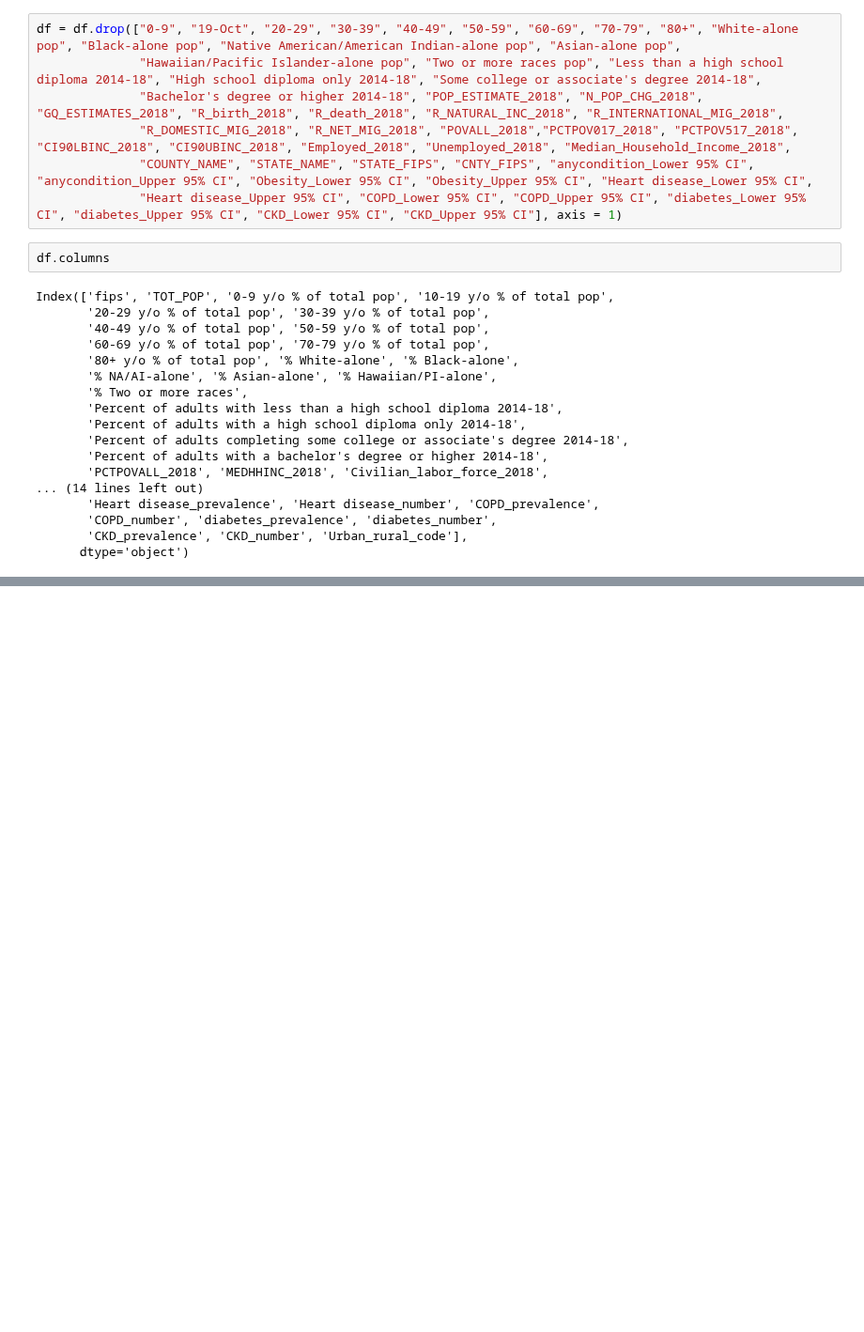
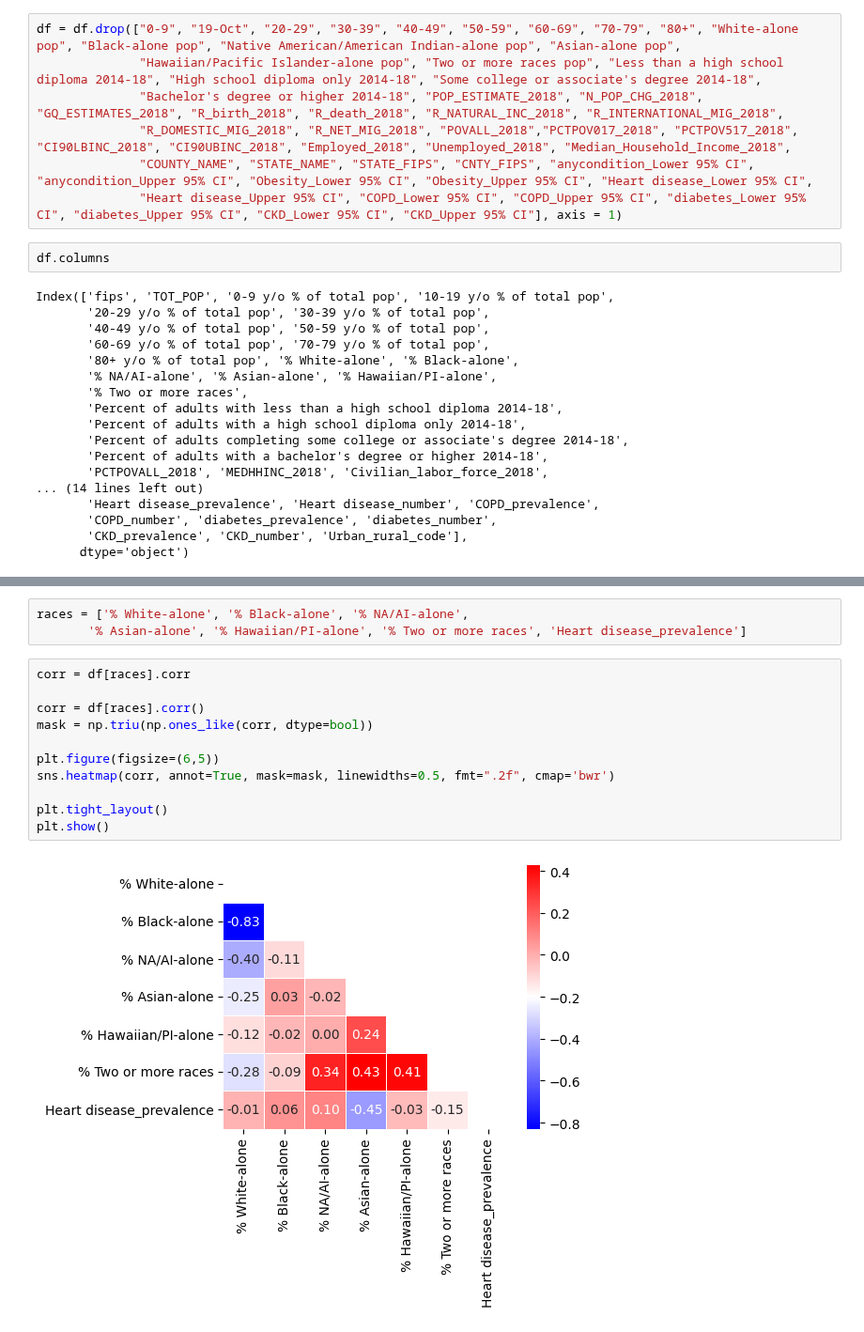
Before and after one commit to 4GeeksAcademy/GuilloMansa-MachineLearning, a Jupyter notebook: src/03-linear-regression-reg-demographic-health-data.ipynb, the cells around one changed output, grey strips where cells are left out. Shown at 94% size. Cells and saved outputs as stored; diff of their text form; blank space fills up the shorter version.

```diff
--- a/src/03-linear-regression-reg-demographic-health-data.ipynb
+++ b/src/03-linear-regression-reg-demographic-health-data.ipynb
@@ -175,0 +327,16 @@ plt.show()
+# %%
+races = ['% White-alone', '% Black-alone', '% NA/AI-alone',
+       '% Asian-alone', '% Hawaiian/PI-alone', '% Two or more races', 'Heart disease_prevalence']
+# %%
+corr = df[races].corr
+
+corr = df[races].corr()
+mask = np.triu(np.ones_like(corr, dtype=bool))
+
+plt.figure(figsize=(6,5))
+sns.heatmap(corr, annot=True, mask=mask, linewidths=0.5, fmt=".2f", cmap='bwr')
+
+plt.tight_layout()
+plt.show()
+# %% [output]
+[figure, added]
```
Also changed, not shown: parts of 21 cells of this notebook, 1 other file.
